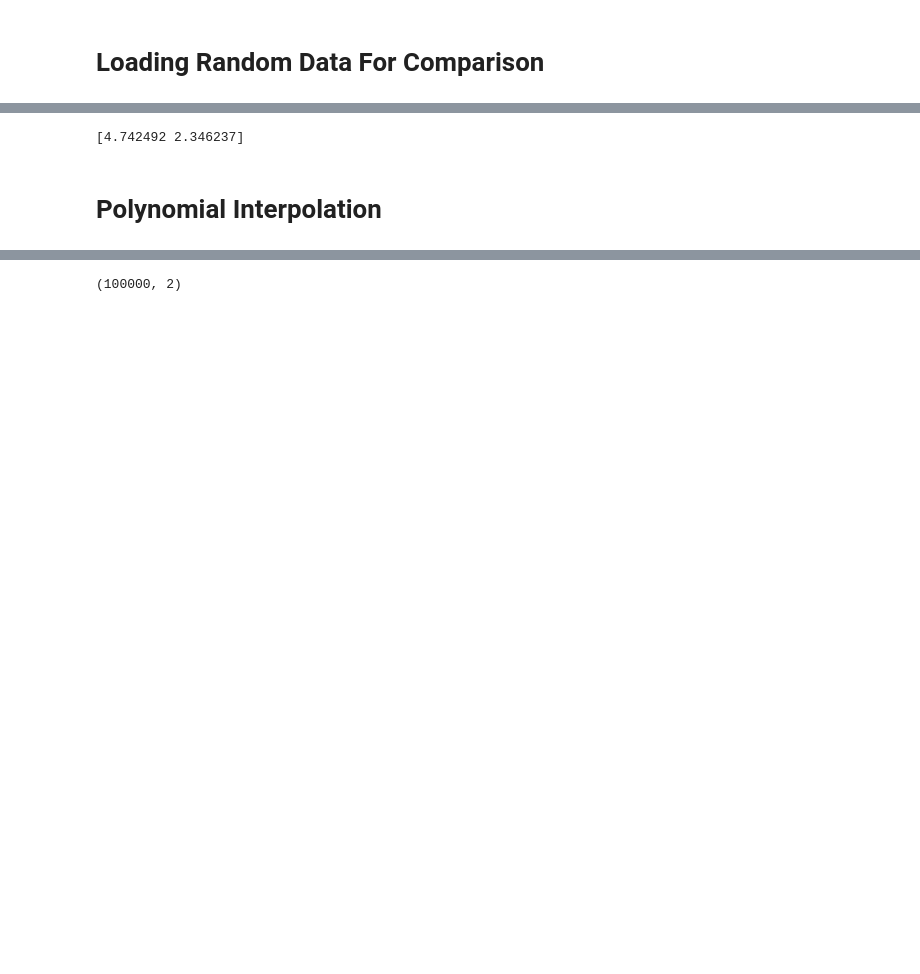
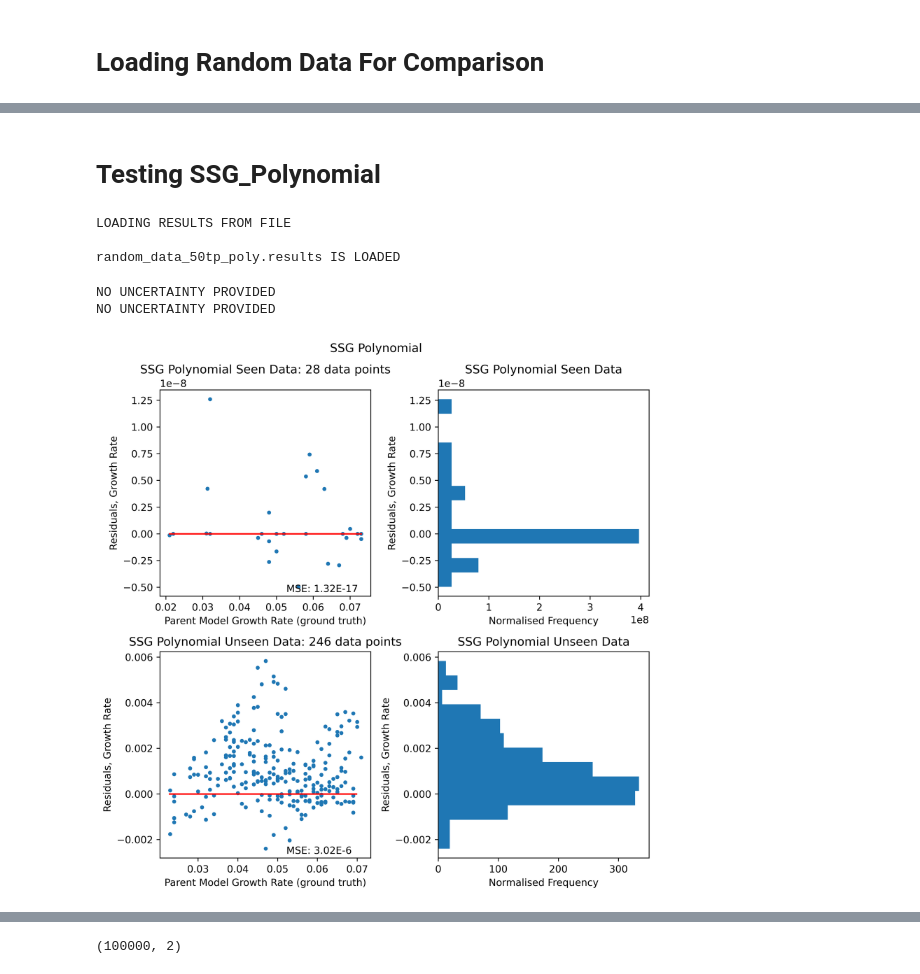
Before and after one commit to DanHarJor/GENE_UQ, a Jupyter notebook: staticSG.ipynb, the cells around one changed output, grey strips where cells are left out. Saved outputs shown, nothing was run; the diff lists cells and outputs as text; code cells hidden in the pictures; blank space fills up the shorter version.

```diff
--- a/staticSG.ipynb
+++ b/staticSG.ipynb
@@ -223,7 +206,55 @@ RANDOMLY SPLITTING DATA INTO TEST AND TRAINING SETS: 50% test, 50 training.
-# %%
-print(random_data.x[0])
-# %% [output]
-[4.742492 2.346237]
-# %% [markdown]
-# Polynomial Interpolation
+# %% [markdown]
+# Testing SSG_Polynomial
+# %%
+import os
+from GENE_ML.gene_ml.results.results import Results
+
+#numsamples_numparameters_model_testpercentage
+results_poly_name = f'random_data_{rand_test_percentage}tp_poly.results'#f'uq_results_{num_samples}s_{len(parameters)}p_{model_name}_{test_percentage}tp' #
+results_poly = Results(results_poly_name)
+
+if os.path.exists(results_poly.path):
+    print('\nLOADING RESULTS FROM FILE\n')
+    results_poly = results_poly.load()
+    print(f'{results_poly.name} IS LOADED')
+else:
+    print('\nCOMPUTING RESULTS\n')
+    #Sampling already done, gene has been ran
+
+    results_poly.growthrate_predict_seen = poly.predict(SSG_data.x_train)
+    results_poly.growthrate_predict_unseen = poly.predict(random_data.x_test)
+
+    results_poly.save()
+
+# results_poly.growthrate_predict_seen = poly.predict(SSG_data.x_train)
+# results_poly.growthrate_predict_unseen = poly.predict(random_data.x_test)
+# %% [output]
+LOADING RESULTS FROM FILE
+
+random_data_50tp_poly.results IS LOADED
+# %%
+import matplotlib.pyplot as plt
+from GENE_ML.gene_ml import visualise as vis
+
+ncol=2
+nrow=2
+size=4
+model_name = 'SSG Polynomial'
+fig_residuals, [[ax1,ax2],[ax3,ax4]] = plt.subplots(nrow,ncol, figsize=(size*ncol,size*nrow), dpi=600)
+
+vis.residual_plot(ax1, fig_residuals, SSG_data.growthrate_train, results_poly.growthrate_predict_seen, var_name='Growth Rate', title=f'{model_name} Seen Data')
+vis.residual_hist(ax2, fig_residuals, SSG_data.growthrate_train, results_poly.growthrate_predict_seen, var_name='Growth Rate', title=f'{model_name} Seen Data', bins=13)
+
+vis.residual_plot(ax3, fig_residuals, random_data.growthrate_test, results_poly.growthrate_predict_unseen, var_name='Growth Rate', title=f'{model_name} Unseen Data')
+vis.residual_hist(ax4, fig_residuals, random_data.growthrate_test, results_poly.growthrate_predict_unseen, var_name='Growth Rate', title=f'{model_name} Unseen Data', bins=13)
+
+# ax4.sharex(ax2)
+
+fig_residuals.suptitle(model_name)
+fig_residuals.tight_layout()
+fig_residuals.show()
+# %% [output]
+NO UNCERTAINTY PROVIDED
+NO UNCERTAINTY PROVIDED
+[figure, added]
 # %% [markdown]
```
Also changed, not shown: parts of 22 cells of this notebook.
